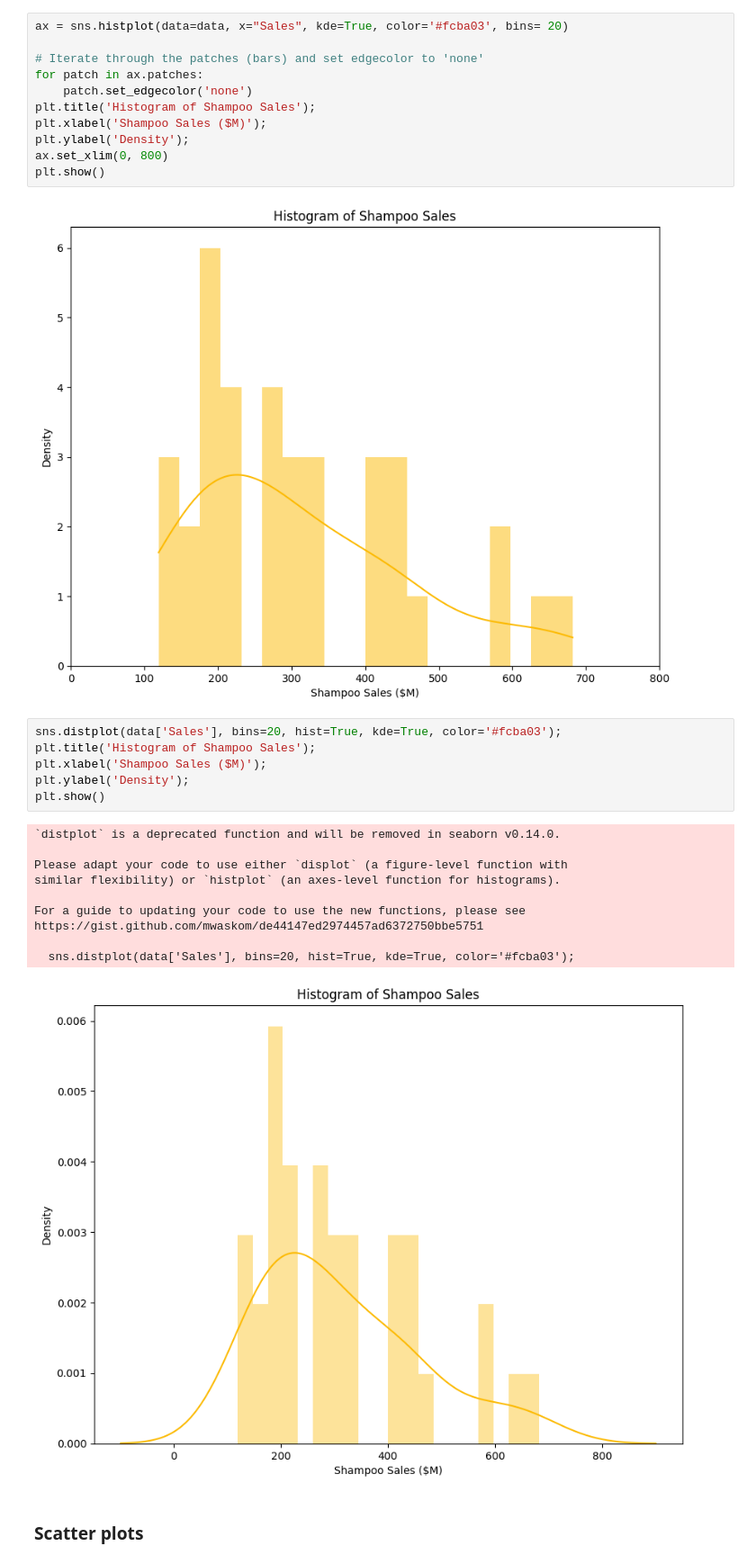
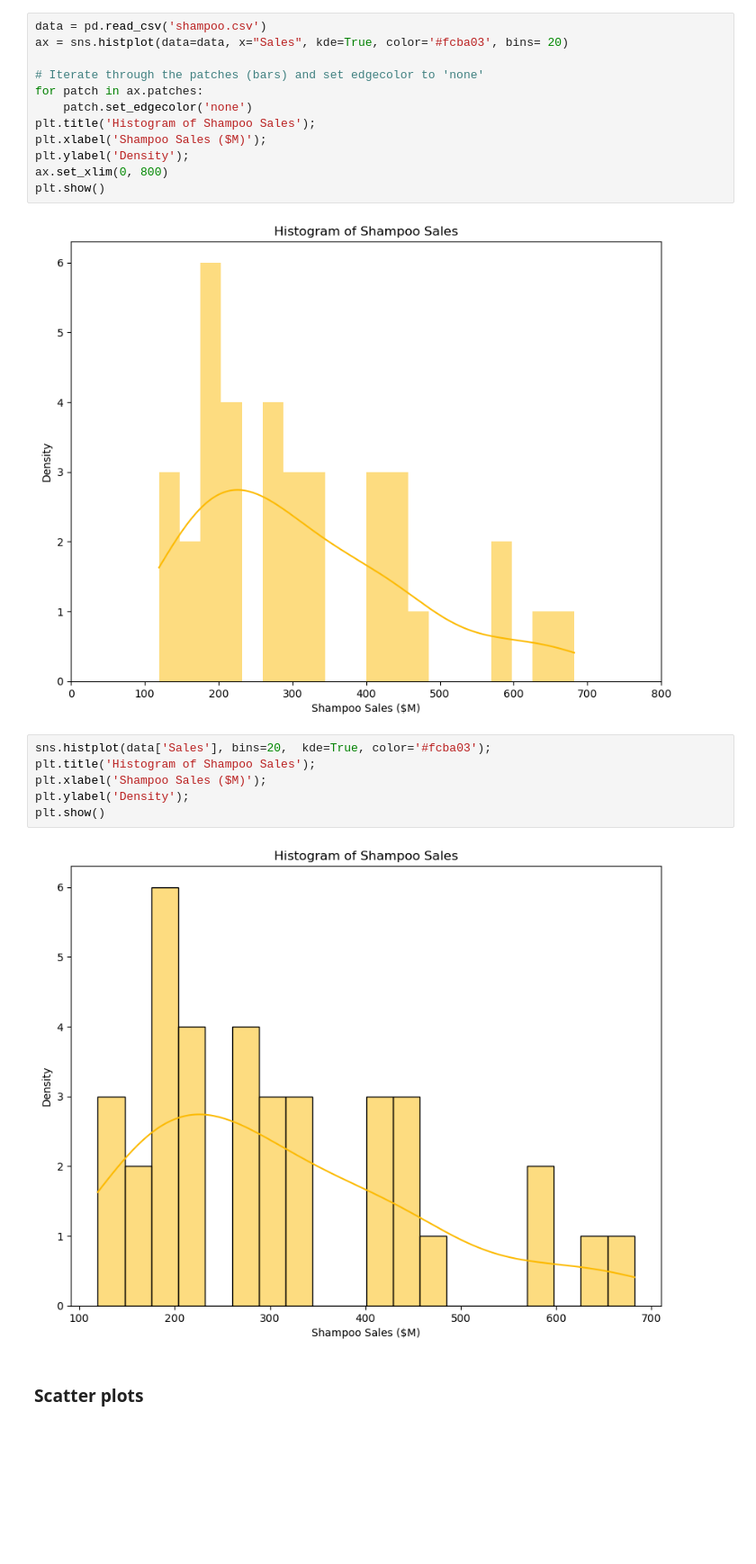
Before and after one commit to Chefi/AppliedTimeSeriesAnalysisWithPython, a Jupyter notebook: HOTSAP_basic_statistics.ipynb, the cells around one changed output. Shown at 90% size. Cells and saved outputs as stored; diff of their text form; blank space fills up the shorter version.

```diff
--- a/HOTSAP_basic_statistics.ipynb
+++ b/HOTSAP_basic_statistics.ipynb
@@ -136,4 +146,5 @@ plt.show()
 # %%
+data = pd.read_csv('shampoo.csv')
 ax = sns.histplot(data=data, x="Sales", kde=True, color='#fcba03', bins= 20)
 
 # Iterate through the patches (bars) and set edgecolor to 'none'
@@ -147,22 +158,13 @@ plt.show()
 # %% [output]
 [figure]
 # %%
-sns.distplot(data['Sales'], bins=20, hist=True, kde=True, color='#fcba03');
+sns.histplot(data['Sales'], bins=20,  kde=True, color='#fcba03');
 plt.title('Histogram of Shampoo Sales');
 plt.xlabel('Shampoo Sales ($M)');
 plt.ylabel('Density');
 plt.show()
 # %% [output]
-`distplot` is a deprecated function and will be removed in seaborn v0.14.0.
-
-Please adapt your code to use either `displot` (a figure-level function with
-similar flexibility) or `histplot` (an axes-level function for histograms).
-
-For a guide to updating your code to use the new functions, please see
-https://gist.github.com/mwaskom/de44147ed2974457ad6372750bbe5751
-
-  sns.distplot(data['Sales'], bins=20, hist=True, kde=True, color='#fcba03');
-[figure, old version]
+[figure, new version]
 # %% [markdown]
 ### Scatter plots
 # %%
```
Also changed, not shown: parts of 8 cells of this notebook.
